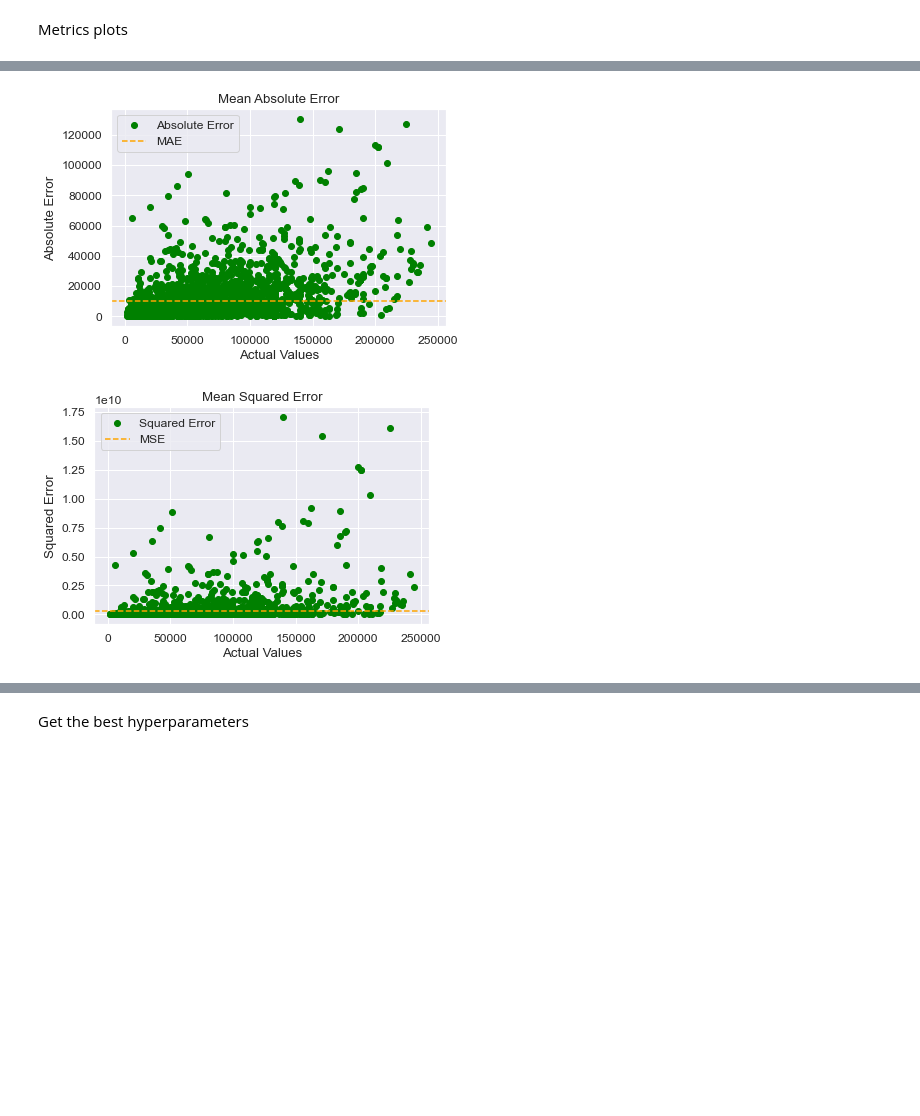
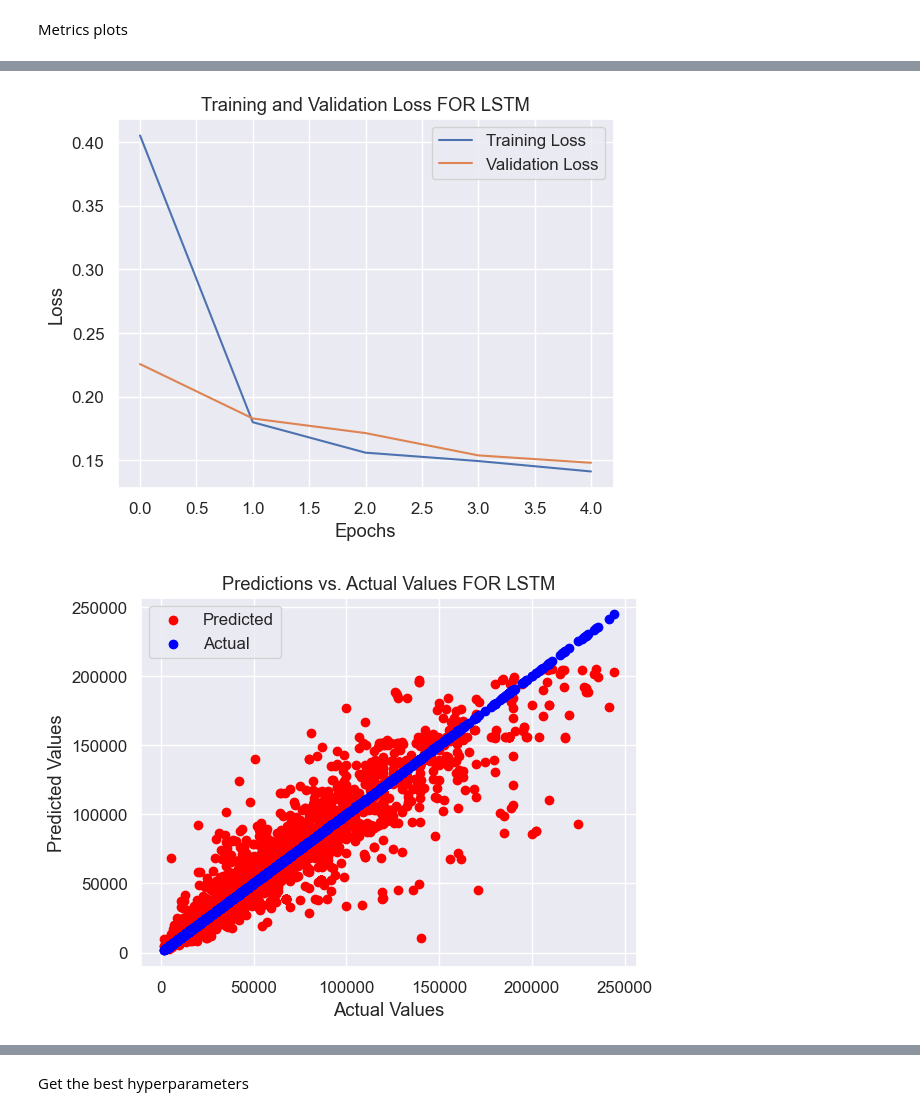
Before and after one commit to PsimonL/AI_Assesment, a Jupyter notebook: main.ipynb, the cells around one changed output, grey strips where cells are left out. Saved outputs shown, nothing was run; the diff lists cells and outputs as text; code cells hidden in the pictures; blank space fills up the shorter version.

```diff
--- a/main.ipynb
+++ b/main.ipynb
@@ -506,19 +561,21 @@ Epoch 5/5
 # %% [markdown]
 Evaluating the model
 # %%
+print("---------- LSTM MODEL ----------")
+
 # ocena modelu na danych testowych
-test_loss = model.evaluate(X_test_scaled, y_test_scaled)
-train_loss = model.evaluate(X_train_scaled, y_train_scaled)
+test_loss_LSTM = model_LSTM.evaluate(X_test_3D, y_test_scaled)
+train_loss_LSTM = model_LSTM.evaluate(X_train_3D, y_train_scaled)
 
 # wyświetlenie wyników
-print(f'Testing Loss =  {test_loss:.4f}')
-print(f'Training Loss = {train_loss:.4f}')
+print(f'Testing Loss =  {test_loss_LSTM:.4f}')
+print(f'Training Loss = {train_loss_LSTM:.4f}')
 
-y_pred_scaled = model.predict(X_test_scaled)
-y_pred = scaler.inverse_transform(y_pred_scaled)
+y_pred_scaled_LSTM = model_LSTM.predict(X_test_3D)
+y_pred_LSTM = scaler.inverse_transform(y_pred_scaled_LSTM)
 y_test = scaler.inverse_transform(y_test_scaled)
-mse = mean_squared_error(y_test, y_pred)
-mae = mean_absolute_error(y_test, y_pred)
-print(f'MSE =  {mse:.4f}')
-print(f'MAE =  {mae:.4f}')
+mse_LSTM = mean_squared_error(y_test, y_pred_LSTM)
+mae_LSTM = mean_absolute_error(y_test, y_pred_LSTM)
+print(f'MSE =  {mse_LSTM:.4f}')
+print(f'MAE =  {mae_LSTM:.4f}')
 # %% [output]
@@ -531,0 +617,17 @@ MAE =  10354.3081
+# %%
+print("---------- GRU MODEL ----------")
+# evaluate the model on test data
+test_loss_GRU = model_GRU.evaluate(X_test_3D, y_test_scaled)
+train_loss_GRU = model_GRU.evaluate(X_train_3D, y_train_scaled)
+
+# display the results
+print(f'Testing Loss =  {test_loss_GRU:.4f}')
+print(f'Training Loss = {train_loss_GRU:.4f}')
+
+y_pred_scaled_GRU = model_GRU.predict(X_test_3D)
+y_pred_GRU = scaler.inverse_transform(y_pred_scaled_GRU)
+y_test = scaler.inverse_transform(y_test_scaled)
+mse_GRU = mean_squared_error(y_test, y_pred_GRU)
+mae_GRU = mean_absolute_error(y_test, y_pred_GRU)
+print(f'MSE =  {mse_GRU:.4f}')
+print(f'MAE =  {mae_GRU:.4f}')
@@ -559,21 +686,5 @@ plt.show()
-# %%
-# Plot the Mean Absolute Error
-plt.scatter(y_test, abs(y_pred - y_test), color='green', label='Absolute Error')
-plt.axhline(y=mae, color='orange', linestyle='--', label='MAE')
-plt.title('Mean Absolute Error')
-plt.xlabel('Actual Values')
-plt.ylabel('Absolute Error')
-plt.legend()
-plt.show()
-
-# Plot the Mean Squared Error
-plt.scatter(y_test, (y_pred - y_test)**2, color='green', label='Squared Error')
-plt.axhline(y=mse, color='orange', linestyle='--', label='MSE')
-plt.title('Mean Squared Error')
-plt.xlabel('Actual Values')
-plt.ylabel('Squared Error')
-plt.legend()
-plt.show()
-# %% [output]
-[figure, removed]
-[figure, removed]
+# %%
+metrics_plots(history_LSTM, y_pred_LSTM, mae_LSTM, mse_LSTM, "LSTM")
+# %% [output]
+[figure, added]
+[figure, added]
```
Also changed, not shown: parts of 36 cells of this notebook.
